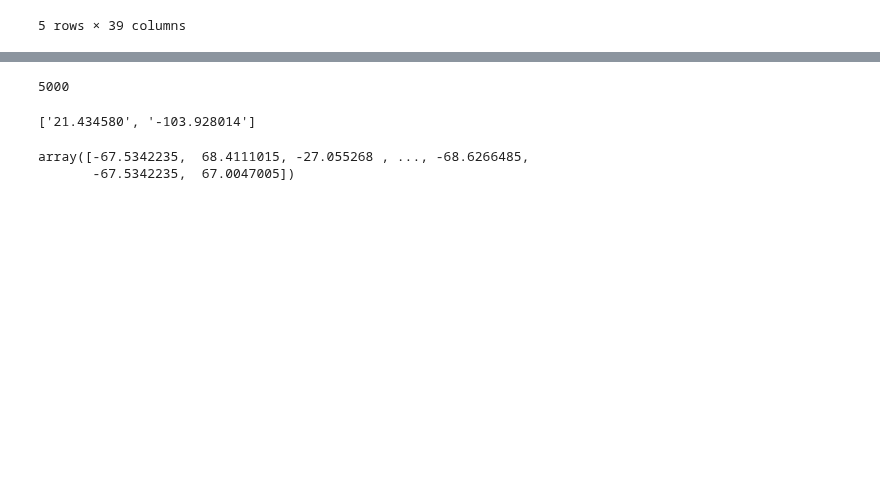
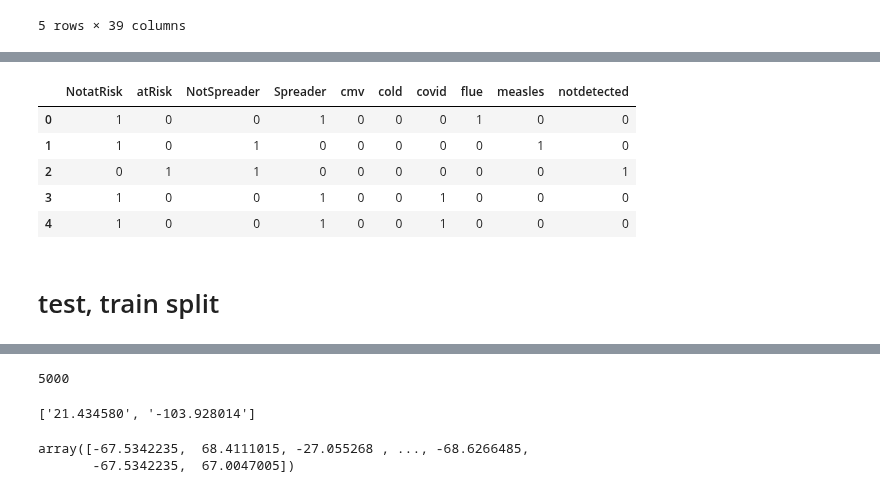
Before and after one commit to aka-sova/236756_Introduction_to_ML, a Jupyter notebook: hw2/wet_alex/data_exploration_virus.ipynb, the cells around one changed output, grey strips where cells are left out. Cells and saved outputs as stored; diff of their text form; code cells hidden in the pictures; blank space fills up the shorter version.

```diff
--- a/hw2/wet_alex/data_exploration_virus.ipynb
+++ b/hw2/wet_alex/data_exploration_virus.ipynb
@@ -24,0 +59,13 @@ df=df.drop(columns=['PatientID', 'Address']) #utterly meaningless to disease dia
+# %%
+#one-hot encode the test results
+disease = [ la[0] for la in labels ]
+spread = [  la[1] for la in labels  ]
+risk = [  la[2] for la in labels  ]
+
+disease_encode = pd.Series( disease  ).str.get_dummies()
+spread_encode = pd.Series( spread  ).str.get_dummies()
+risk_encode = pd.Series( risk  ).str.get_dummies()
+
+disease_encode = pd.DataFrame( disease_encode )
+spread_encode = pd.DataFrame( spread_encode )
+risk_encode = pd.DataFrame( risk_encode)
@@ -24,0 +85,12 @@ df=df.drop(columns=['PatientID', 'Address']) #utterly meaningless to disease dia
+# %%
+results = pd.concat( [risk_encode, spread_encode, disease_encode], axis=1 )
+results.head()
+# %% [output]
+|  | NotatRisk | atRisk | NotSpreader | Spreader | cmv | cold | covid | flue | measles | notdetected |
+| 0 | 1 | 0 | 0 | 1 | 0 | 0 | 0 | 1 | 0 | 0 |
+| 1 | 1 | 0 | 1 | 0 | 0 | 0 | 0 | 0 | 1 | 0 |
+| 2 | 0 | 1 | 1 | 0 | 0 | 0 | 0 | 0 | 0 | 1 |
+| 3 | 1 | 0 | 0 | 1 | 0 | 0 | 1 | 0 | 0 | 0 |
+| 4 | 1 | 0 | 0 | 1 | 0 | 0 | 1 | 0 | 0 | 0 |
+# %% [markdown]
+# test, train split
```
Also changed, not shown: parts of 29 cells of this notebook.
